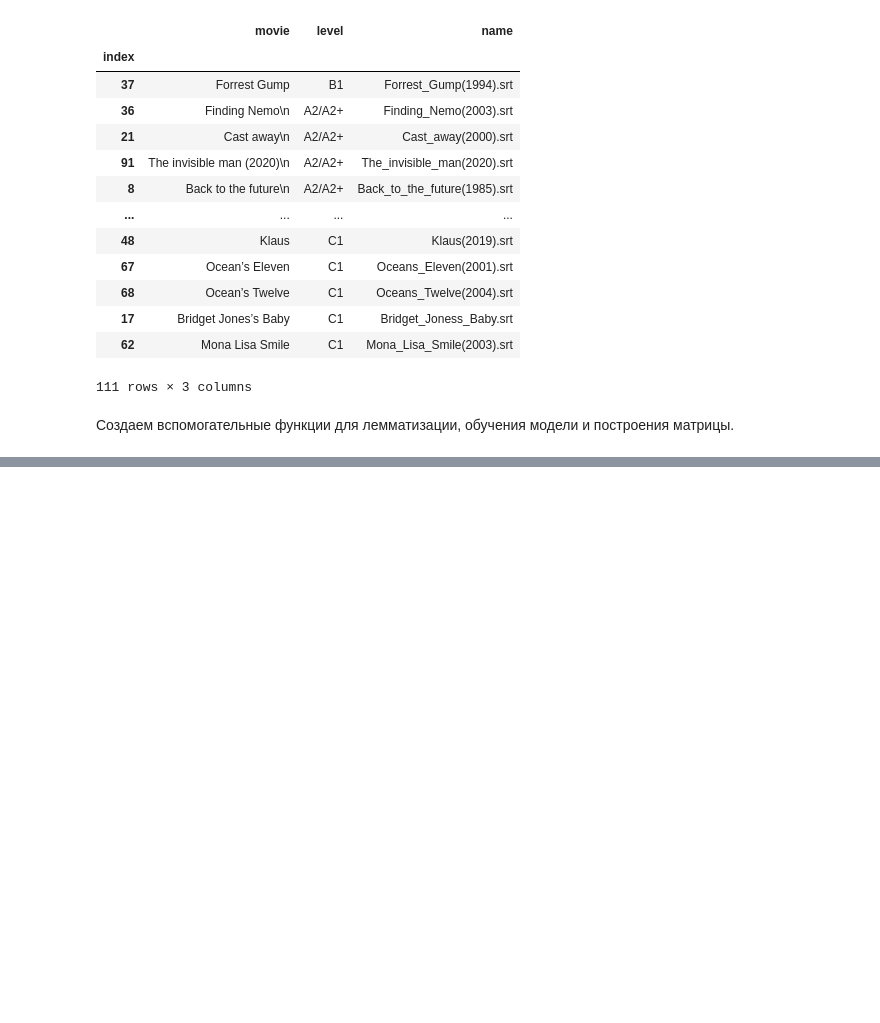
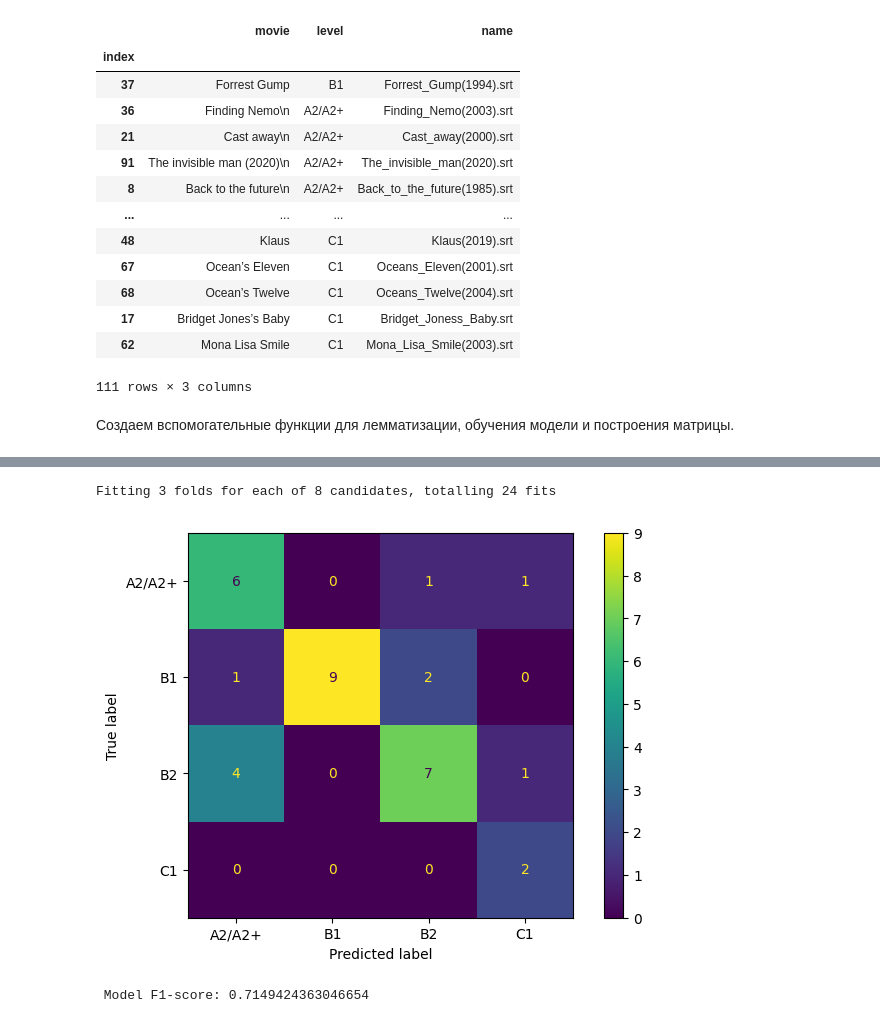
Before and after one commit to kirillva/workshop02, a Jupyter notebook: subtitles.ipynb, the cells around one changed output, grey strips where cells are left out. Saved outputs shown, nothing was run; the diff lists cells and outputs as text; code cells hidden in the pictures; blank space fills up the shorter version.

```diff
--- a/subtitles.ipynb
+++ b/subtitles.ipynb
@@ -327,22 +336,25 @@ print( f' Model F1-score: {f1_score(y_test, y_preds2, average="weighted")}' )
 # %%
-# vect_x = vectorizer.transform(x)
-# vect_x = sparse.hstack((sparse.csr_matrix(df_films_splitted[['mean','median']].values), vect_x))
+vect_x = vectorizer.transform(x)
+vect_x = sparse.hstack((sparse.csr_matrix(df_films_splitted[['mean','median']].values), vect_x))
 
-# nm = NearMiss()
-# X_res, Y_res = nm.fit_resample(vect_x, y)
-# pipeline2 = Pipeline( steps = [("base", RandomForestClassifier() )]  )
+nm = NearMiss()
+X_res, Y_res = nm.fit_resample(vect_x, y)
+pipeline2 = Pipeline( steps = [("base", RandomForestClassifier() )]  )
 
-# param_grid2 = {
-#     "base__n_estimators": [i for i in range(150,250,50)],
-#     "base__max_depth": [i for i in range(25,35,5)],
-#     "base__min_samples_split":[i for i in range(6,10,2)],
-#     "base__min_samples_leaf": [2],
-# }
-# estimator2 = search_best_estimator(pipeline2, param_grid2, X_res, Y_res)
-# X_train, X_test, y_train, y_test = train_test_split(
-#     vect_x, y, random_state=42, test_size=0.3, stratify=y
-# )
-# estimator2.fit(X_res, Y_res)
-# y_preds2 = estimator2.predict(X_test)
-# plot_confusion_matrix(y_test, y_preds2, estimator2)
+param_grid2 = {
+    "base__n_estimators": [i for i in range(150,250,50)],
+    "base__max_depth": [i for i in range(25,35,5)],
+    "base__min_samples_split":[i for i in range(6,10,2)],
+    "base__min_samples_leaf": [2],
+}
+estimator2 = search_best_estimator(pipeline2, param_grid2, X_res, Y_res)
+X_train, X_test, y_train, y_test = train_test_split(
+    vect_x, y, random_state=42, test_size=0.3, stratify=y
+)
+estimator2.fit(X_res, Y_res)
+y_preds2 = estimator2.predict(X_test)
+plot_confusion_matrix(y_test, y_preds2, estimator2)
+# %% [output]
+Fitting 3 folds for each of 8 candidates, totalling 24 fits
+[figure, added]
 # %%
@@ -350 +362,5 @@ print( f' Model F1-score: {f1_score(y_test, y_preds2, average="weighted")}' )
+# %%
+print( f' Model F1-score: {f1_score(y_test, y_preds2, average="weighted")}' )
+# %% [output]
+ Model F1-score: 0.7149424363046654
 # %%
```
Also changed, not shown: parts of 13 cells of this notebook, 1 other file.
